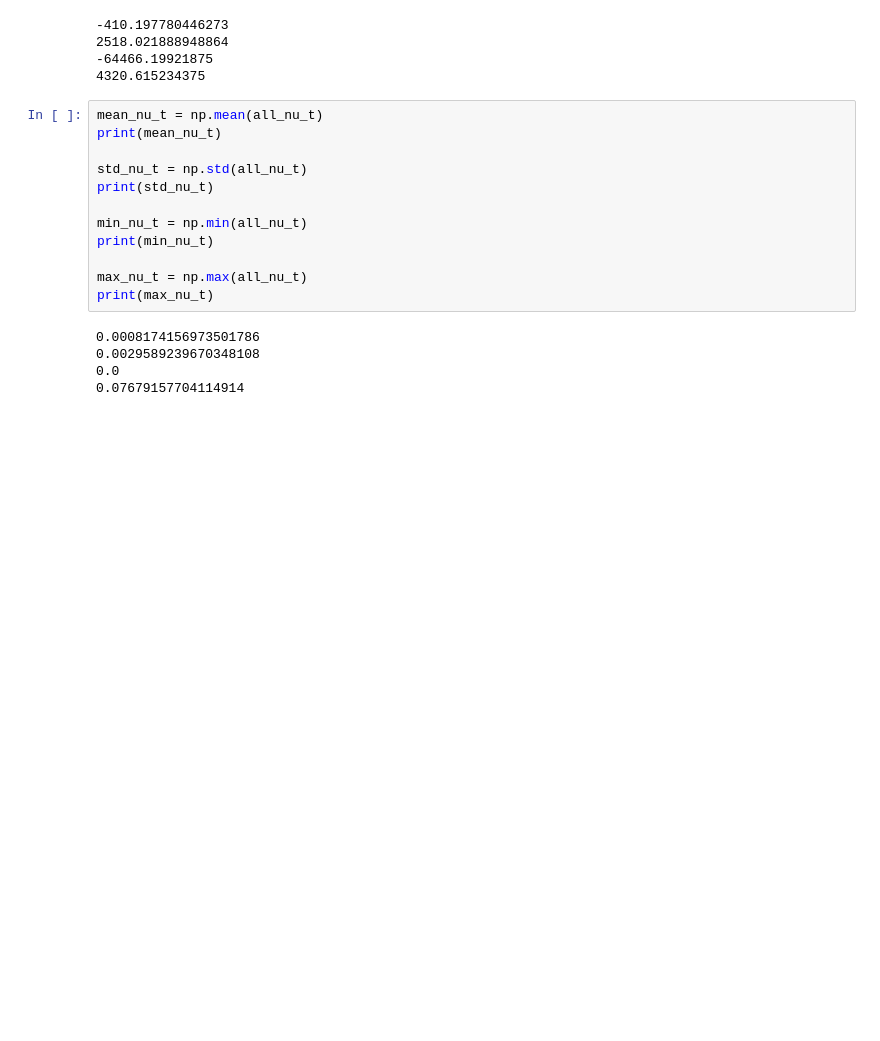
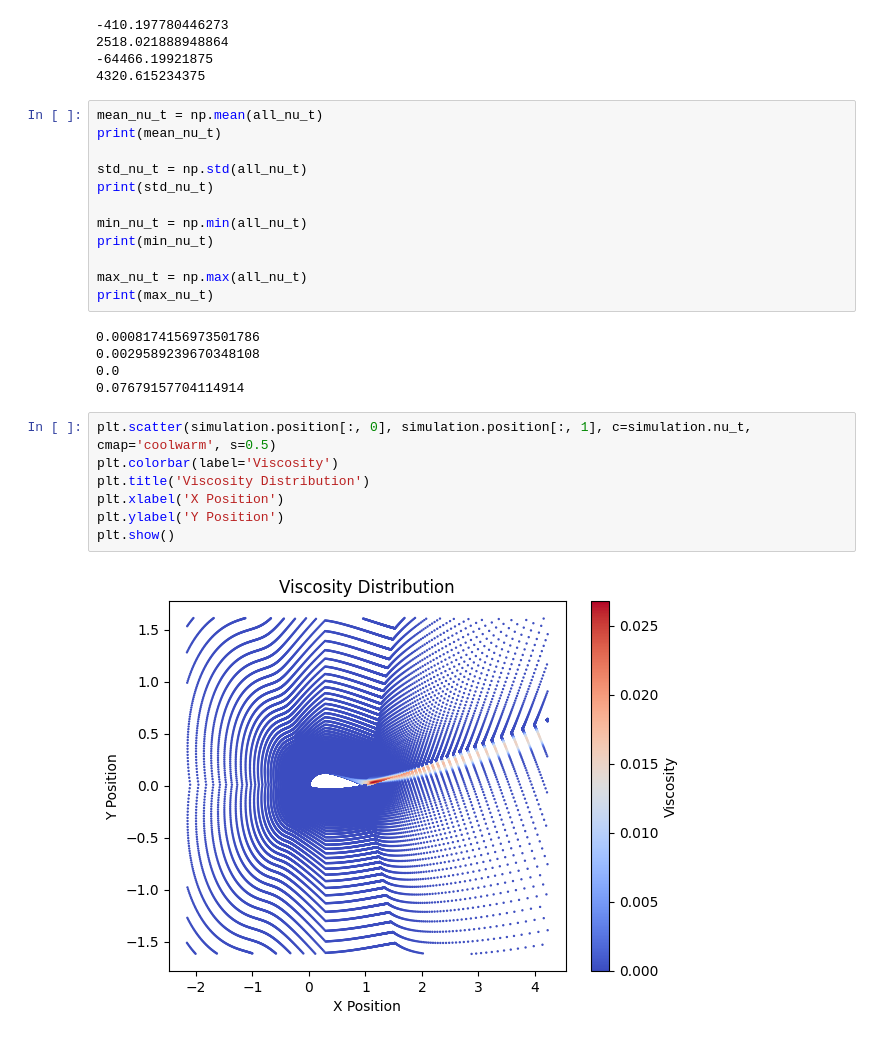
Before and after one commit to D-2n/NeurIPS2024-ML4CFD-competition-Starting-Kit, a Jupyter notebook: data-lisa.ipynb, the cells around one changed output. Cells and saved outputs as stored; diff of their text form; blank space fills up the shorter version.

Commit message:
Added viscosity scatter plot for one simulation

```diff
--- a/data-lisa.ipynb
+++ b/data-lisa.ipynb
@@ -136,3 +136,12 @@ print(max_nu_t)
 0.0029589239670348108
 0.0
 0.07679157704114914
+# %%
+plt.scatter(simulation.position[:, 0], simulation.position[:, 1], c=simulation.nu_t, cmap='coolwarm', s=0.5)
+plt.colorbar(label='Viscosity')
+plt.title('Viscosity Distribution')
+plt.xlabel('X Position')
+plt.ylabel('Y Position')
+plt.show()
+# %% [output]
+[figure, added]
```
